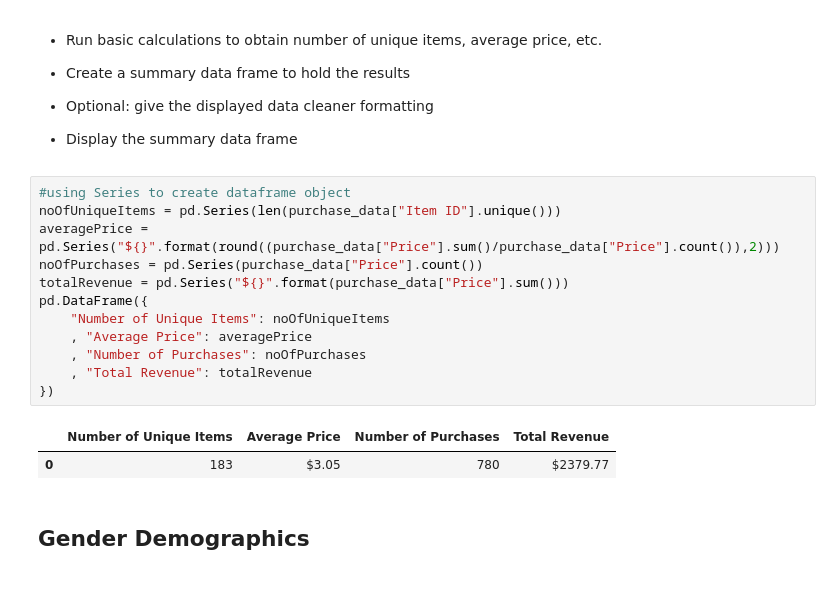
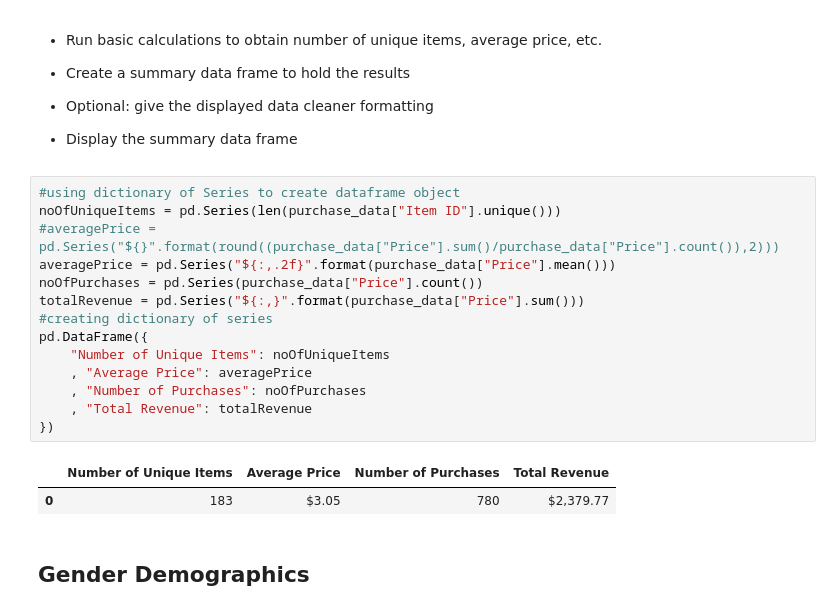
Before and after one commit to magogate/pandas-challenge, a Jupyter notebook: HeroesOfPymoli/HeroesOfPymoli_starter.ipynb, the cells around one changed output. Cells and saved outputs as stored; diff of their text form.

```diff
--- a/HeroesOfPymoli/HeroesOfPymoli_starter.ipynb
+++ b/HeroesOfPymoli/HeroesOfPymoli_starter.ipynb
@@ -45,20 +42,22 @@ pd.DataFrame({
 
 * Display the summary data frame
 # %%
-#using Series to create dataframe object
+#using dictionary of Series to create dataframe object
 noOfUniqueItems = pd.Series(len(purchase_data["Item ID"].unique()))
-averagePrice = pd.Series("${}".format(round((purchase_data["Price"].sum()/purchase_data["Price"].count()),2)))
+#averagePrice = pd.Series("${}".format(round((purchase_data["Price"].sum()/purchase_data["Price"].count()),2)))
+averagePrice = pd.Series("${:,.2f}".format(purchase_data["Price"].mean()))
 noOfPurchases = pd.Series(purchase_data["Price"].count())
-totalRevenue = pd.Series("${}".format(purchase_data["Price"].sum()))
+totalRevenue = pd.Series("${:,}".format(purchase_data["Price"].sum()))
+#creating dictionary of series
 pd.DataFrame({
     "Number of Unique Items": noOfUniqueItems
     , "Average Price": averagePrice
     , "Number of Purchases": noOfPurchases
     , "Total Revenue": totalRevenue
 })
 # %% [output]
 |  | Number of Unique Items | Average Price | Number of Purchases | Total Revenue |
-| 0 | 183 | $3.05 | 780 | $2379.77 |
+| 0 | 183 | $3.05 | 780 | $2,379.77 |
 # %% [markdown]
 ## Gender Demographics
 # %% [markdown]
```
Also changed, not shown: parts of 15 cells of this notebook.
